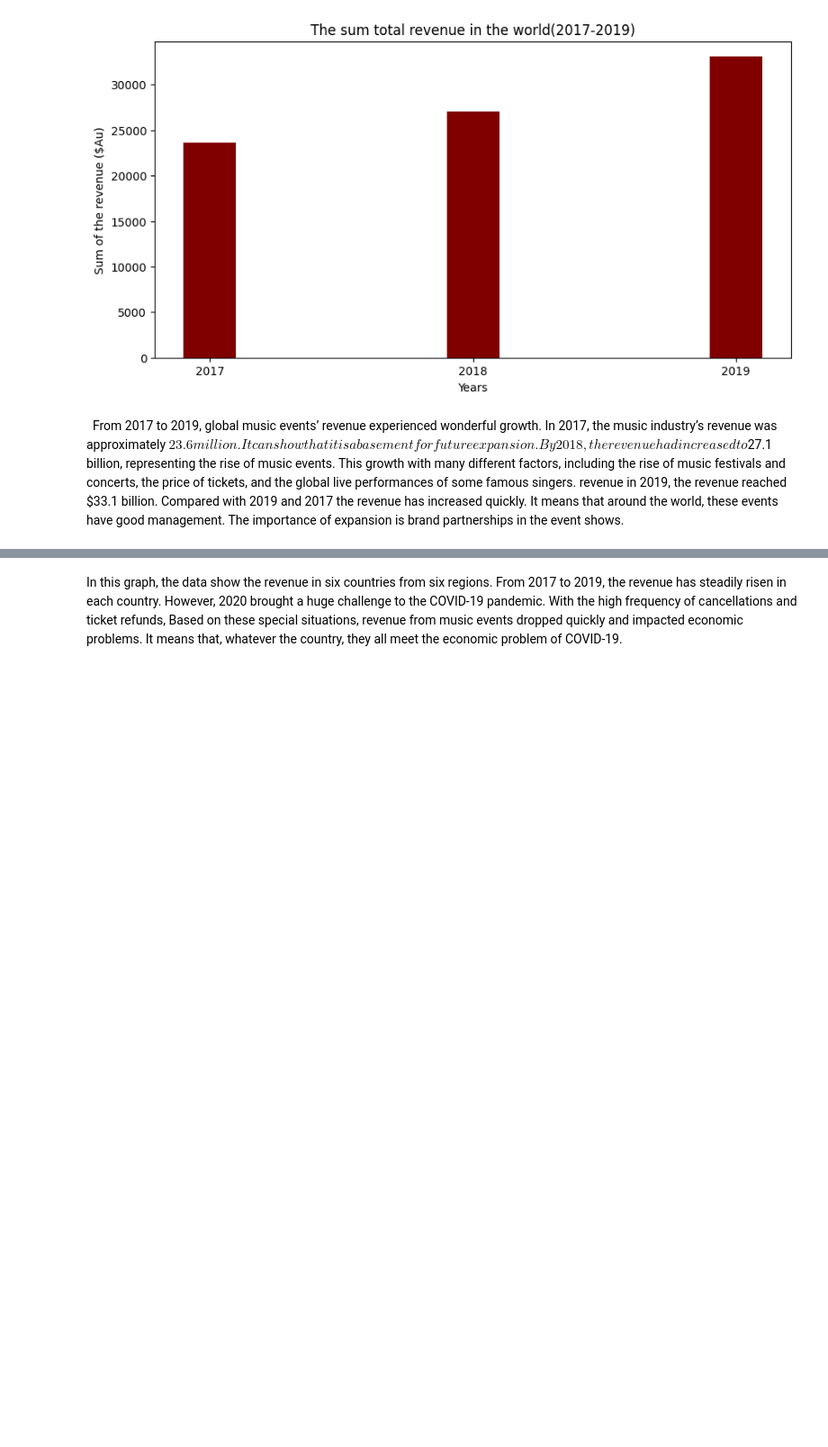
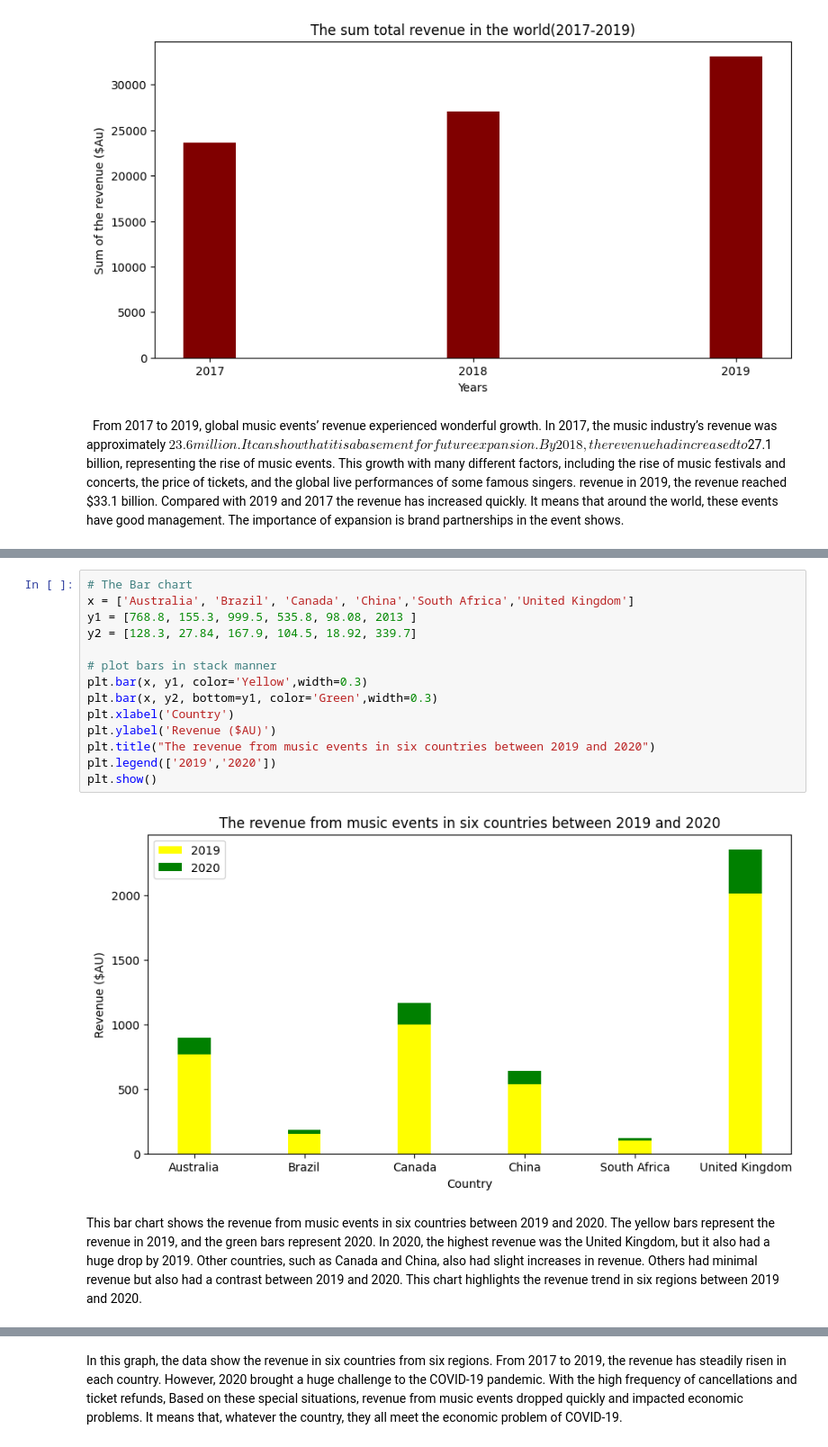
Before and after one commit to Teresa-bing/dataproject, a Jupyter notebook: basic_pandas.ipynb, the cells around one changed output, grey strips where cells are left out. Shown at 90% size. Cells and saved outputs as stored; diff of their text form; blank space fills up the shorter version.

```diff
--- a/basic_pandas.ipynb
+++ b/basic_pandas.ipynb
@@ -118 +109,19 @@ This chart shows the total revenue from music events from 2017 to 2019. In these
+# %%
+# The Bar chart
+x = ['Australia', 'Brazil', 'Canada', 'China','South Africa','United Kingdom']
+y1 = [768.8, 155.3, 999.5, 535.8, 98.08, 2013 ]
+y2 = [128.3, 27.84, 167.9, 104.5, 18.92, 339.7]
+
+# plot bars in stack manner
+plt.bar(x, y1, color='Yellow',width=0.3)
+plt.bar(x, y2, bottom=y1, color='Green',width=0.3)
+plt.xlabel('Country')
+plt.ylabel('Revenue ($AU)')
+plt.title("The revenue from music events in six countries between 2019 and 2020")
+plt.legend(['2019','2020'])
+plt.show()
+# %% [output]
+[figure, added]
+# %% [markdown]
+This bar chart shows the revenue from music events in six countries between 2019 and 2020. The yellow bars represent the revenue in 2019, and the green bars represent 2020. In 2020, the highest revenue was the United Kingdom, but it also had a huge drop by 2019. Other countries, such as Canada and China, also had slight increases in revenue. Others had minimal revenue but also had a contrast between 2019 and 2020. This chart highlights the revenue trend in six regions between 2019 and 2020.
 # %%
```
Also changed, not shown: parts of 105 cells of this notebook.
